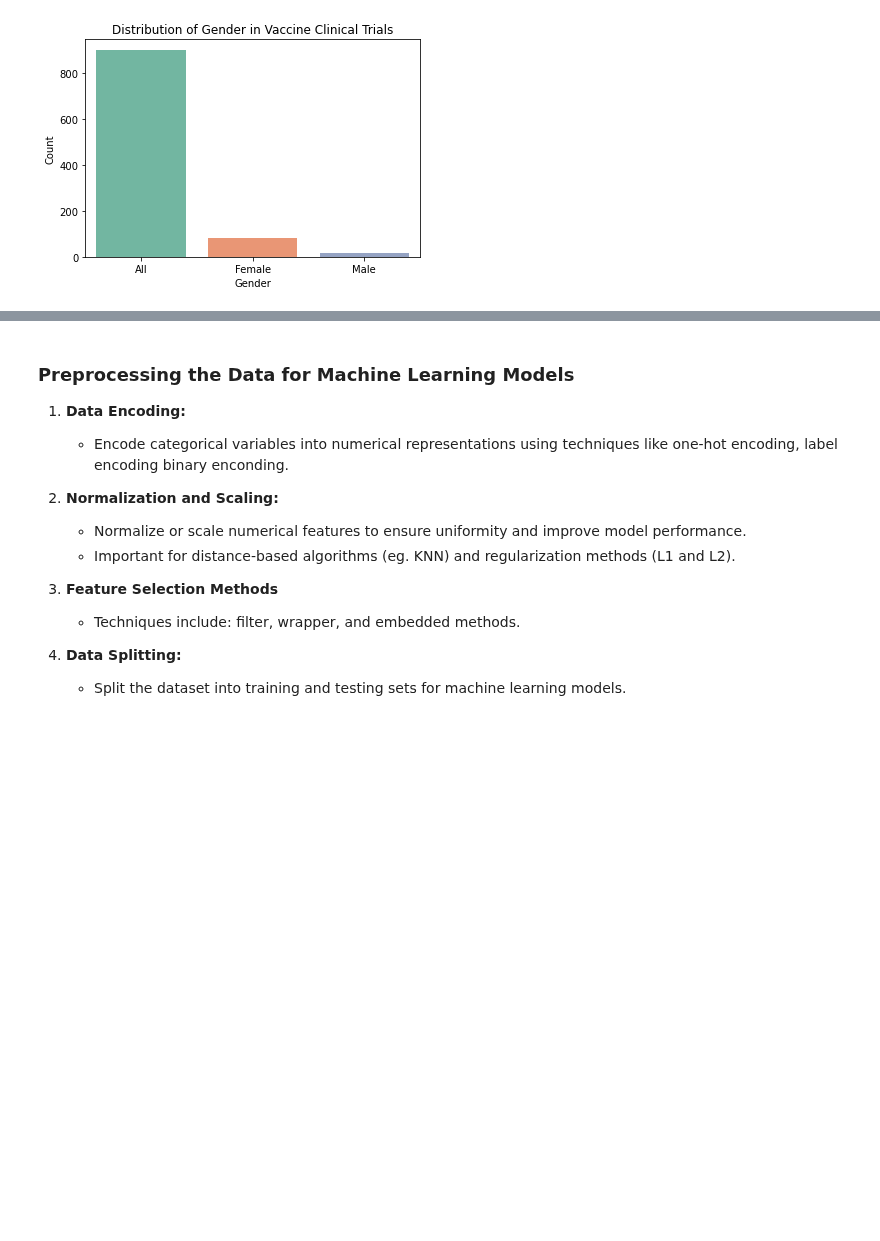
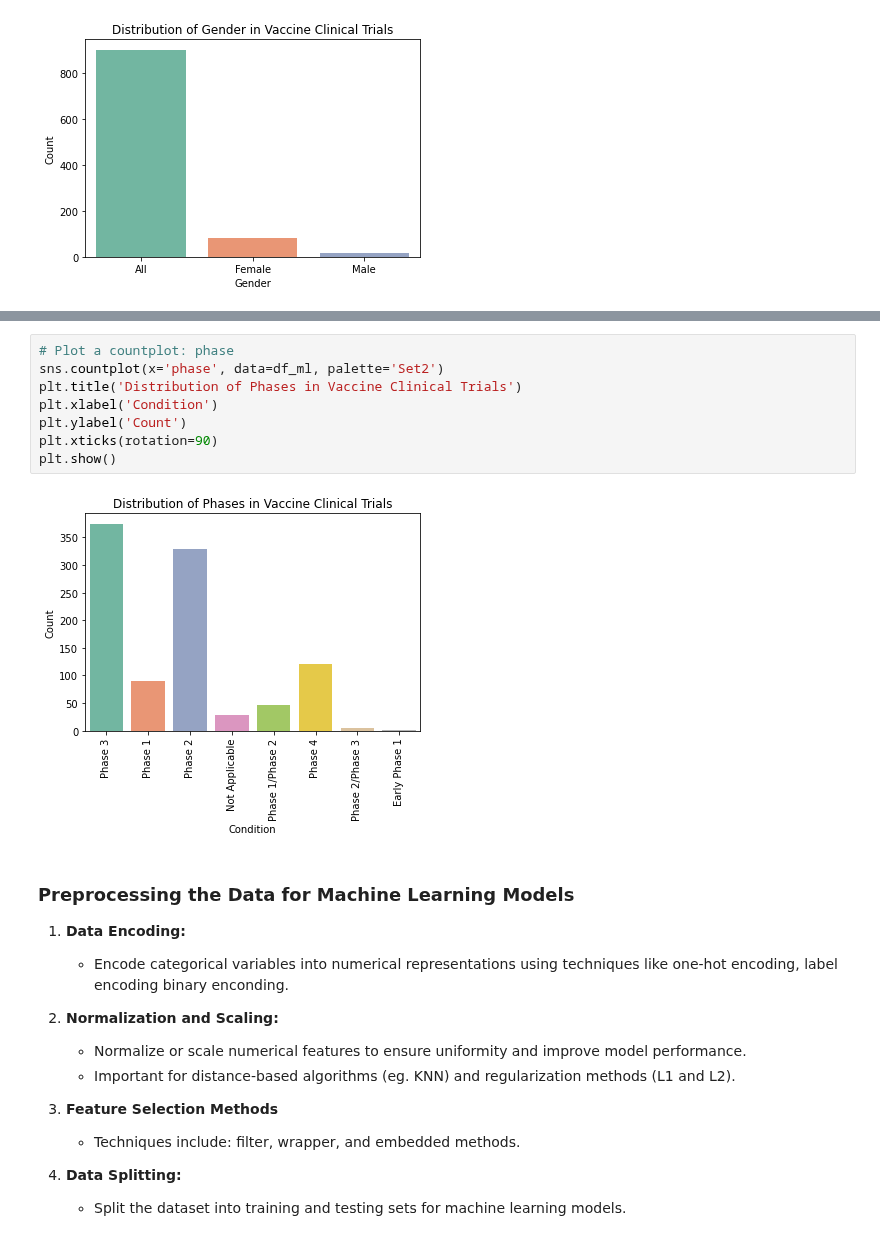
Before and after one commit to brunalos/clinical-trials-ml, a Jupyter notebook: dropout_rates_model.ipynb, the cells around one changed output, grey strips where cells are left out. Cells and saved outputs as stored; diff of their text form; blank space fills up the shorter version.

```diff
--- a/dropout_rates_model.ipynb
+++ b/dropout_rates_model.ipynb
@@ -193,3 +193,13 @@ plt.show()
+# %%
+# Plot a countplot: phase
+sns.countplot(x='phase', data=df_ml, palette='Set2')
+plt.title('Distribution of Phases in Vaccine Clinical Trials')
+plt.xlabel('Condition')
+plt.ylabel('Count')
+plt.xticks(rotation=90)
+plt.show()
+# %% [output]
+[figure, added]
 # %% [markdown]
 ### Preprocessing the Data for Machine Learning Models
 
```
Also changed, not shown: parts of 22 cells of this notebook.
